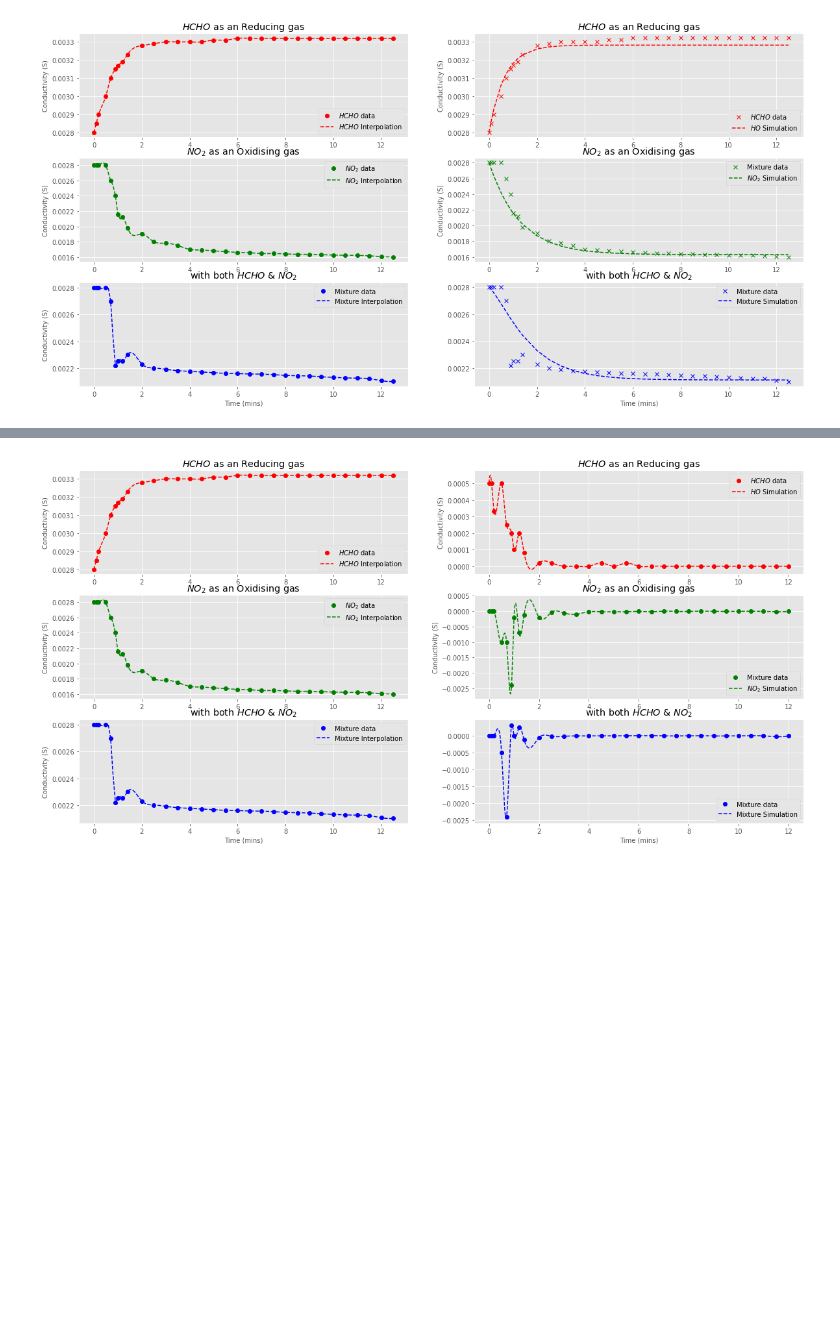
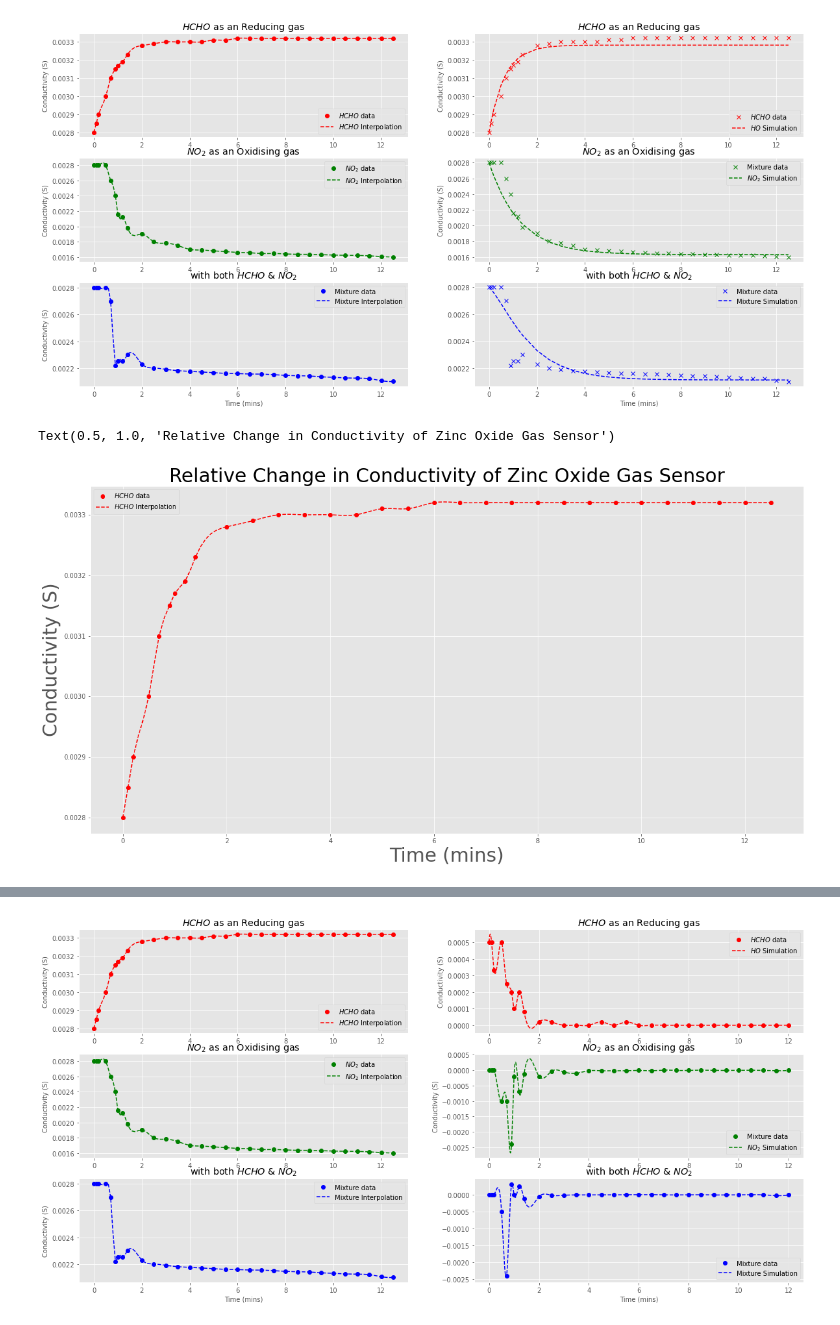
Before and after one commit to Blessing-Mvana-Nhlozi/Physics-Hons-Project, a Jupyter notebook: Gas_Sensor_Conductivity_Simulation.ipynb, the cells around one changed output, grey strips where cells are left out. Drawn from its saved outputs; the diff is of its cells as text; code cells hidden in the pictures; blank space fills up the shorter version.

```diff
--- a/Gas_Sensor_Conductivity_Simulation.ipynb
+++ b/Gas_Sensor_Conductivity_Simulation.ipynb
@@ -149,3 +147,13 @@ plt.title('with both $HCHO$ & $NO_2$')
 plt.show()
 # %% [output]
 [figure]
+# %%
+plt.plot(df.Time,df.HCHO, 'ro', )
+plt.plot(xnew, f1(xnew), 'r--')
+plt.legend(['$HCHO$ data', '$HCHO$ Interpolation'], loc='best')
+plt.xlabel('Time (mins)', {'size': 30})
+plt.ylabel('Conductivity (S)', {'size': 30})
+plt.title('Relative Change in Conductivity of Zinc Oxide Gas Sensor', {'size': 30})
+# %% [output]
+Text(0.5, 1.0, 'Relative Change in Conductivity of Zinc Oxide Gas Sensor')
+[figure, added]
```
Also changed, not shown: parts of 14 cells of this notebook.
